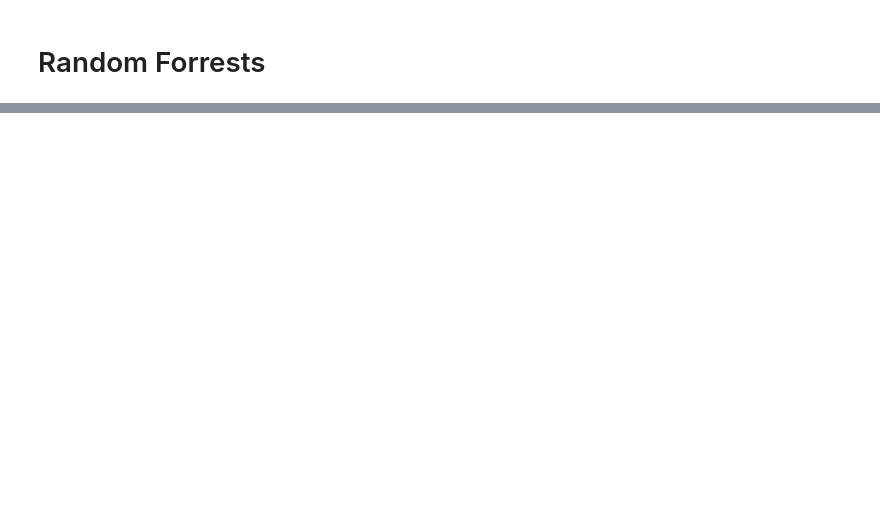
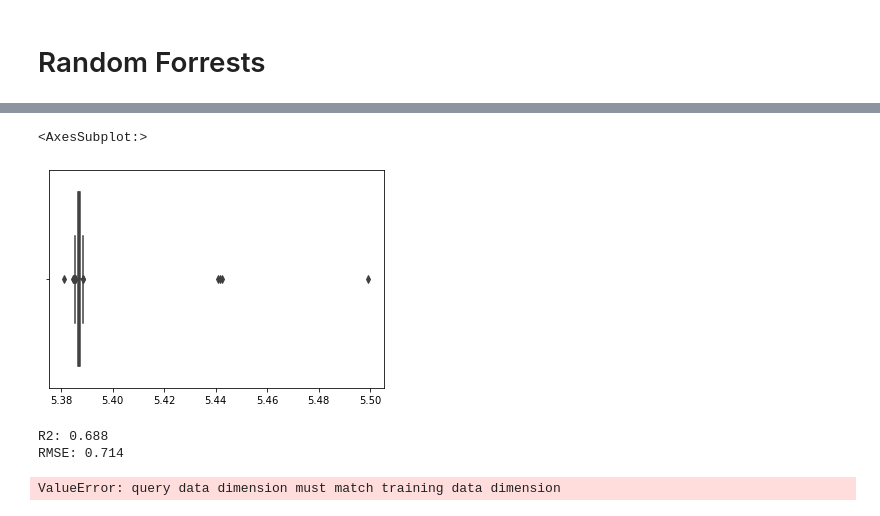
Before and after one commit to Salevo/ML_competition, a Jupyter notebook: Code/Lisa_workbook.ipynb, the cells around one changed output, grey strips where cells are left out. Saved outputs shown, nothing was run; the diff lists cells and outputs as text; code cells hidden in the pictures; blank space fills up the shorter version.

```diff
--- a/Code/Lisa_workbook.ipynb
+++ b/Code/Lisa_workbook.ipynb
@@ -482,13 +438,13 @@ y = cookies['quality']
 
 X_train, X_test, y_train, y_test=train_test_split(X, y, test_size=0.2, random_state=0)
 
-RFR = RandomForestRegressor(max_depth=14.9)
+RFR = RandomForestRegressor(max_depth=15)
 
 RFR.fit(X_train, y_train)
 
-y_predict = RFR.predict(X_train)
-y_test_predict= RFR.predict(X_test)
+y_pred = RFR.predict(X_train)
+y_test_pred= RFR.predict(X_test)
 
-print('R2 Score', r2_score(y_test, y_test_predict))
-print('RMSE:', np.sqrt(mean_squared_error(y_test, y_test_predict)))
+print('R2 Score', r2_score(y_test, y_test_pred))
+print('RMSE:', np.sqrt(mean_squared_error(y_test, y_test_pred)))
 # %% [output]
@@ -509,0 +541,20 @@ cookies['quality'].value_counts()
+# %%
+#with Standard Scaler
+from sklearn.neighbors import KNeighborsRegressor
+
+X = cookies_v2.drop(['quality'], axis=1)
+y = cookies_v2['quality']
+
+X_train, X_test, y_train, y_test=train_test_split(X, y, test_size=0.2, random_state=0)
+
+#scaling the x values
+scaler = StandardScaler()
+scaler.fit(X_train)
+X_train_scale = scaler.transform(X_train)
+X_test_scale = scaler.transform(X_test)
+
+Knn = KNeighborsRegressor(n_neighbors = 18, weights = 'distance')
+Knn.fit(X_train_scale, y_train)
+y_pred = Knn.predict(X_test_scale)
+print('R2:', round(r2_score(y_test, y_pred), 3))
+print('RMSE:', round(mean_squared_error(y_test, y_pred, squared=False), 3))
@@ -509,0 +563,3 @@ cookies['quality'].value_counts()
+# %%
+#scaling test data set
+scaler.fit(test)
@@ -509,0 +568,3 @@ cookies['quality'].value_counts()
+# %%
+quality_pred = Knn.predict(test)
+quality_pred
@@ -509,0 +589,36 @@ cookies['quality'].value_counts()
+# %%
+import seaborn as sns
+sns.boxplot(x=quality_pred)
+# %% [output]
+<AxesSubplot:>
+[figure, added]
+# %%
+#with Standard Scaler
+from sklearn.neighbors import KNeighborsRegressor
+
+X = cookies.drop(['quality'], axis=1)
+y = cookies['quality']
+
+X_train, X_test, y_train, y_test=train_test_split(X, y, test_size=0.2, random_state=0)
+
+#scaling the x values
+scaler = StandardScaler()
+scaler.fit(X_train)
+X_train_scale = scaler.transform(X_train)
+X_test_scale = scaler.transform(X_test)
+
+Knn = KNeighborsRegressor(n_neighbors = 18, weights = 'distance')
+Knn.fit(X_train_scale, y_train)
+y_pred = Knn.predict(X_test_scale)
+print('R2:', round(r2_score(y_test, y_pred), 3))
+print('RMSE:', round(mean_squared_error(y_test, y_pred, squared=False), 3))
+# %% [output]
+R2: 0.688
+RMSE: 0.714
+# %%
+#scaling test data set
+scaler.fit(test)
+quality_pred = Knn.predict(test)
+quality_pred
+# %% [output]
+ValueError: query data dimension must match training data dimension
```
Also changed, not shown: parts of 31 cells of this notebook, 2 other files.
